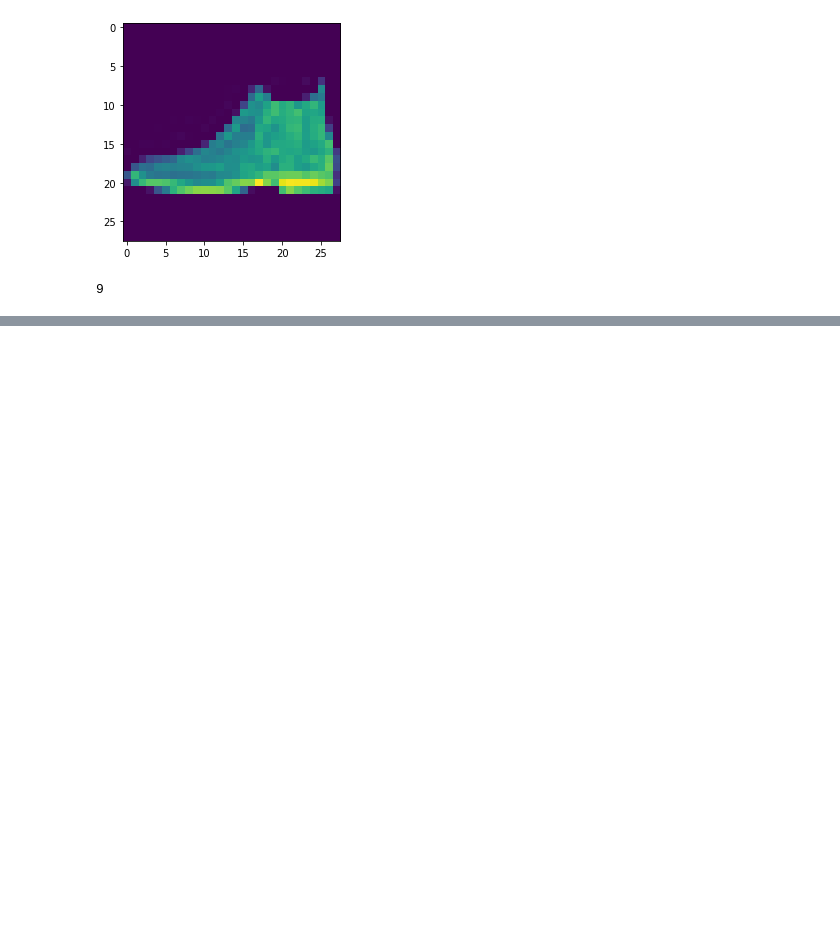
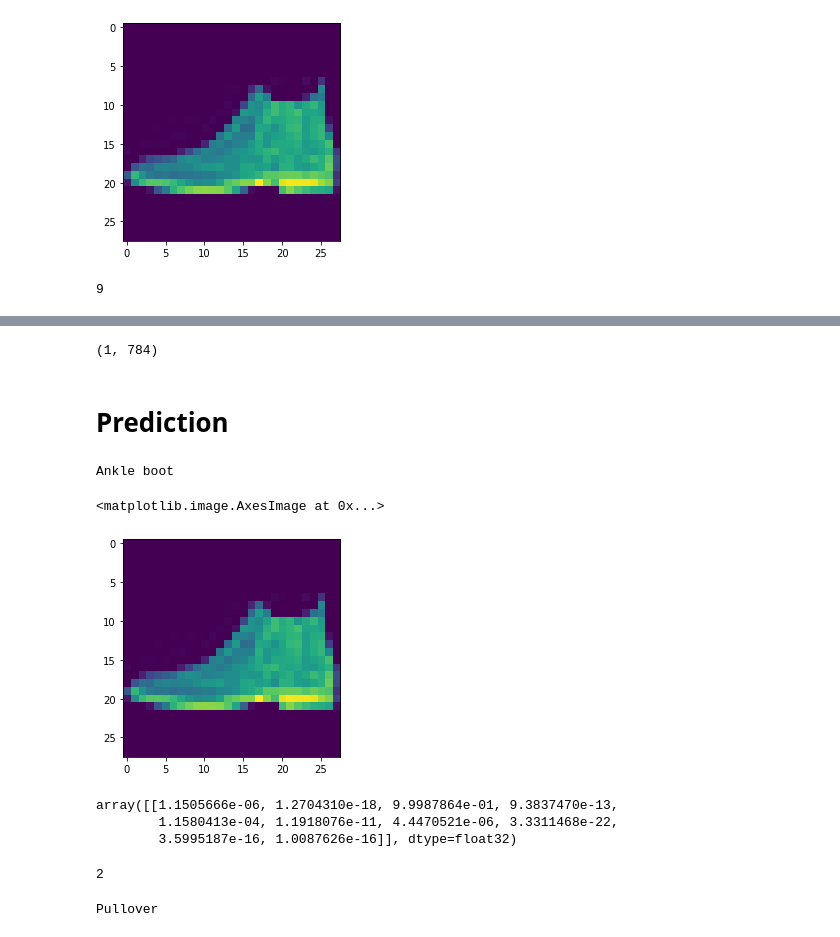
Before and after one commit to Sameer-Ahmed7/Deep_learning_Practice, a Jupyter notebook: Fashion_Mnist.ipynb, the cells around one changed output, grey strips where cells are left out. Cells and saved outputs as stored; diff of their text form; code cells hidden in the pictures; blank space fills up the shorter version.

```diff
--- a/Fashion_Mnist.ipynb
+++ b/Fashion_Mnist.ipynb
@@ -86,0 +121,6 @@ test ACC 0.8936
+# %%
+testX[0].shape
+# %% [output]
+(1, 784)
+# %% [markdown]
+# Prediction
@@ -86,0 +151,10 @@ test ACC 0.8936
+# %%
+prediction(prediction1)
+# %% [output]
+Ankle boot
+# %%
+import matplotlib.pyplot as plt
+plt.imshow(test_images[0].reshape(28,28))
+# %% [output]
+<matplotlib.image.AxesImage at 0x...>
+[figure, added]
@@ -86,0 +163,14 @@ test ACC 0.8936
+# %%
+prediction2
+# %% [output]
+array([[1.1505666e-06, 1.2704310e-18, 9.9987864e-01, 9.3837470e-13,
+        1.1580413e-04, 1.1918076e-11, 4.4470521e-06, 3.3311468e-22,
+        3.5995187e-16, 1.0087626e-16]], dtype=float32)
+# %%
+prediction2.argmax()
+# %% [output]
+2
+# %%
+prediction(prediction2)
+# %% [output]
+Pullover
```
Also changed, not shown: parts of 22 cells of this notebook.
